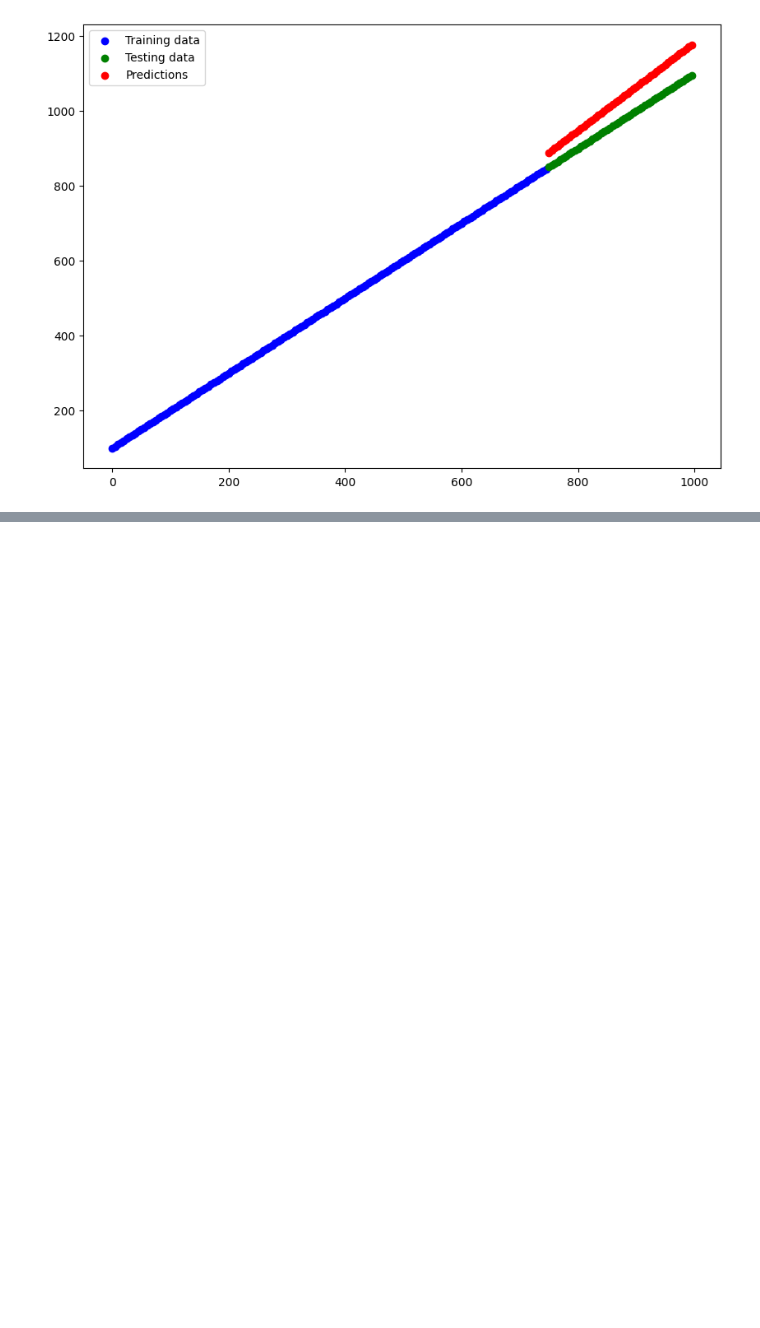
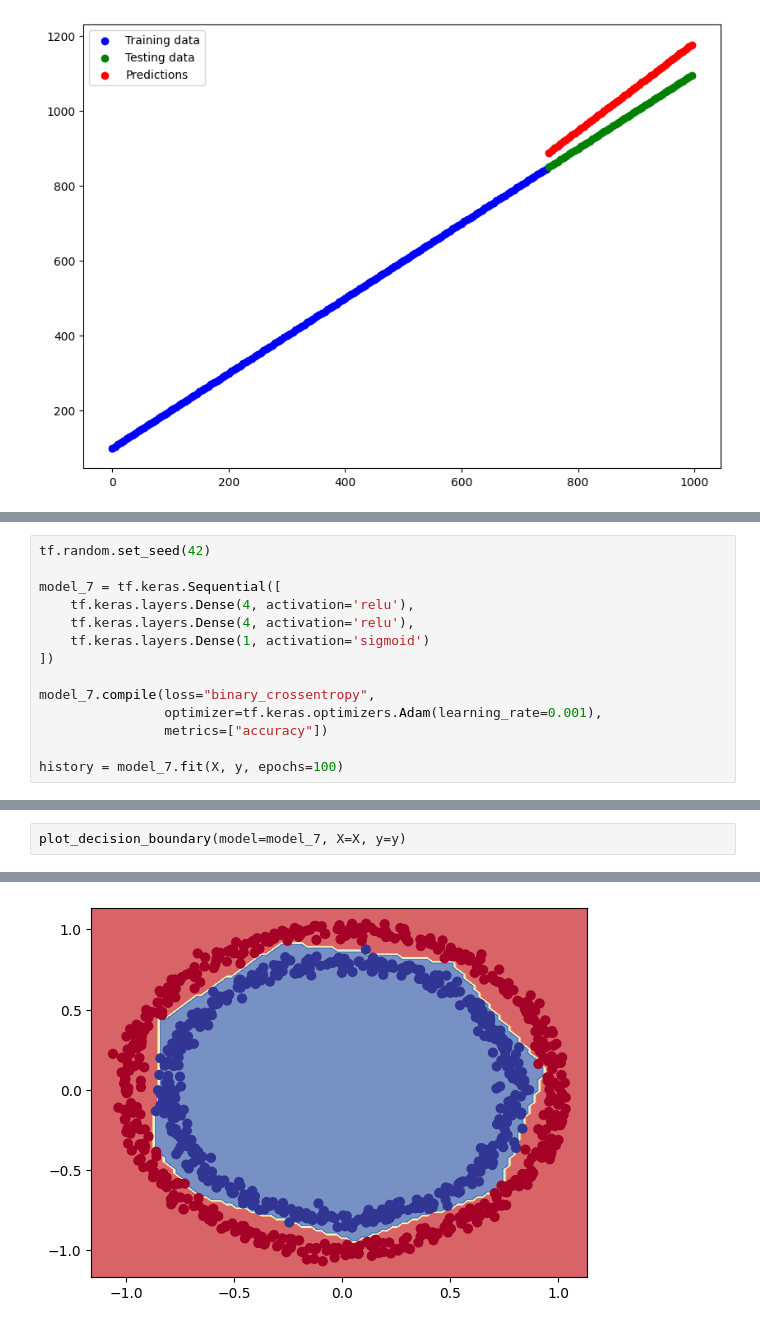
Before and after one commit to tankTopTaro/TensorFlow-Colab-Notebooks, a Jupyter notebook: 02_neural_network_classification_with_tensorflow.ipynb, the cells around one changed output, grey strips where cells are left out. Cells and saved outputs as stored; diff of their text form; blank space fills up the shorter version.

```diff
--- a/02_neural_network_classification_with_tensorflow.ipynb
+++ b/02_neural_network_classification_with_tensorflow.ipynb
@@ -262,0 +382,14 @@ plt.legend()
+# %%
+tf.random.set_seed(42)
+
+model_7 = tf.keras.Sequential([
+    tf.keras.layers.Dense(4, activation='relu'),
+    tf.keras.layers.Dense(4, activation='relu'),
+    tf.keras.layers.Dense(1, activation='sigmoid')
+])
+
+model_7.compile(loss="binary_crossentropy",
+                optimizer=tf.keras.optimizers.Adam(learning_rate=0.001),
+                metrics=["accuracy"])
+
+history = model_7.fit(X, y, epochs=100)
@@ -262,0 +414,3 @@ plt.legend()
+# %%
+plot_decision_boundary(model=model_7, X=X, y=y)
+# %% [output]
@@ -262,0 +419 @@ plt.legend()
+[figure, added]
```
Also changed, not shown: parts of 10 cells of this notebook.
